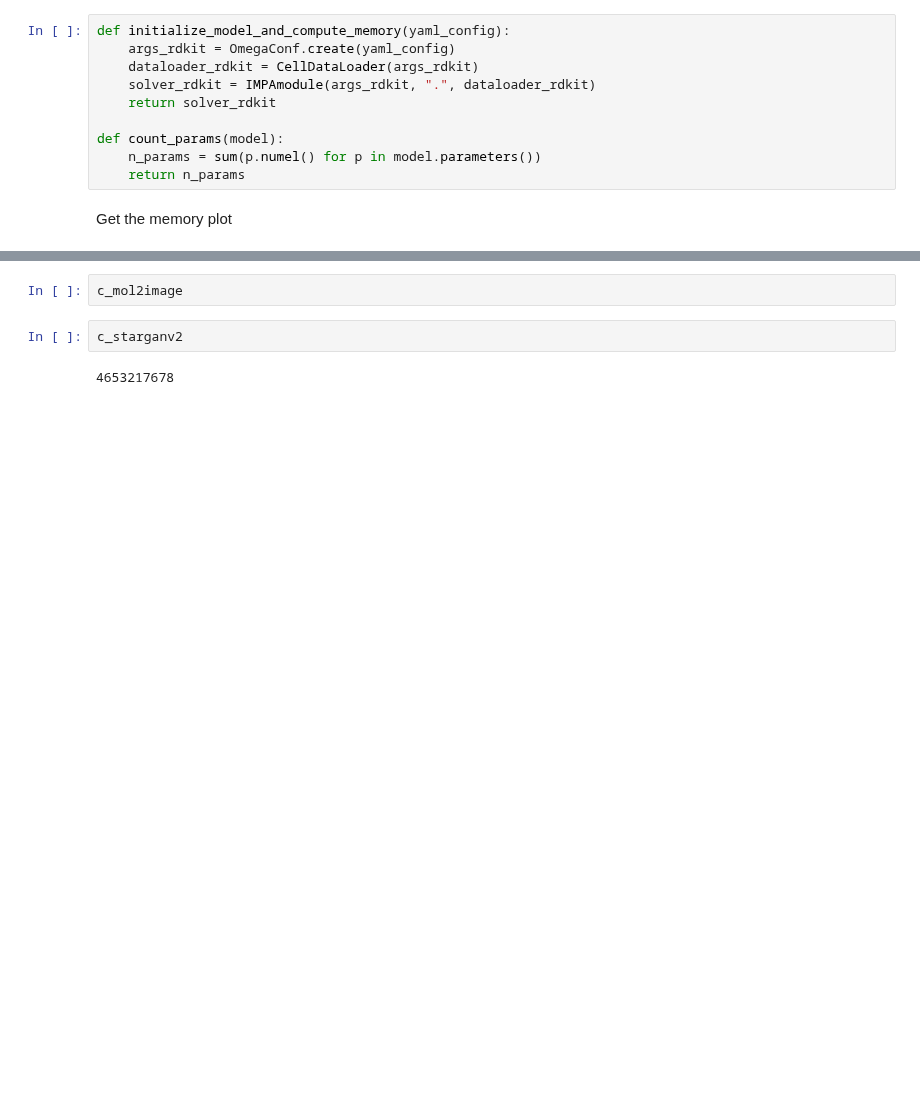
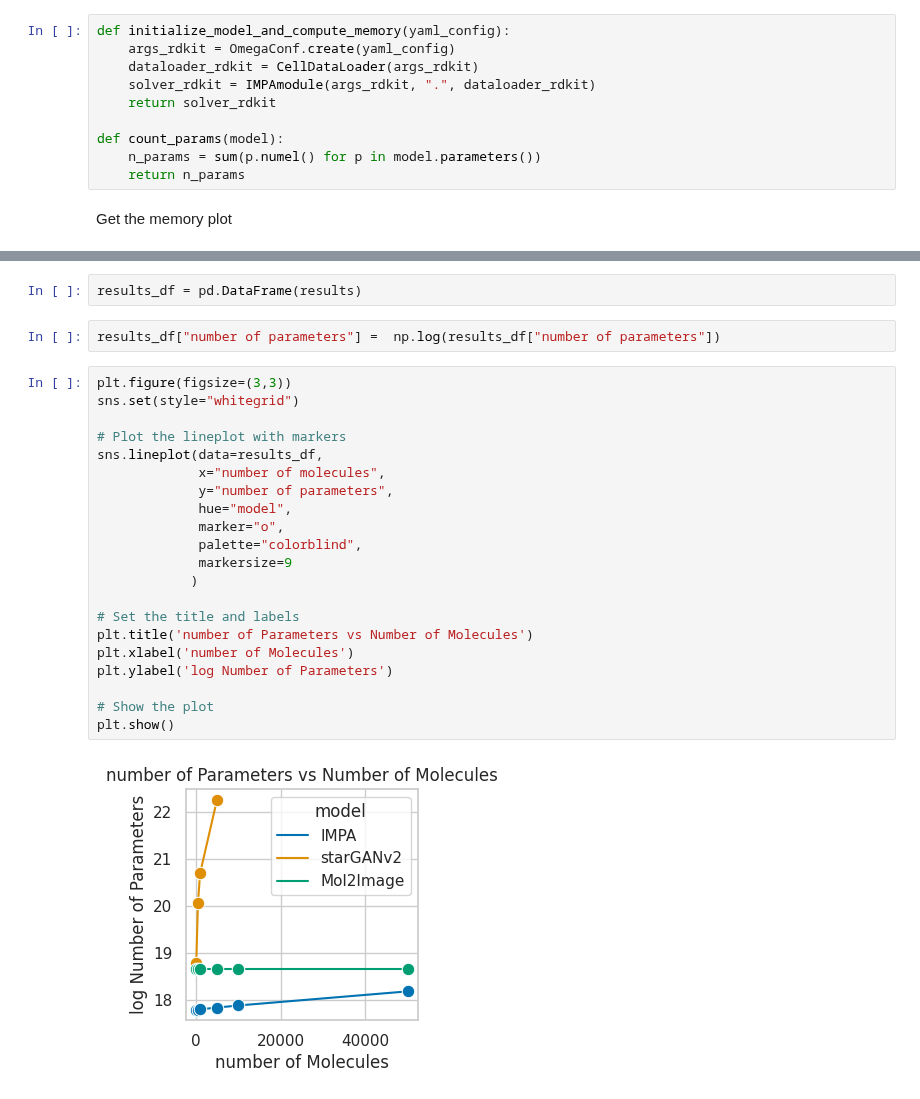
Before and after one commit to theislab/IMPA, a Jupyter notebook: notebooks/cpg0000/corrections_old_paper/scaling_memory.ipynb, the cells around one changed output, grey strips where cells are left out. Drawn from its saved outputs; the diff is of its cells as text; blank space fills up the shorter version.

```diff
--- a/notebooks/cpg0000/corrections_old_paper/scaling_memory.ipynb
+++ b/notebooks/cpg0000/corrections_old_paper/scaling_memory.ipynb
@@ -102,6 +111,27 @@ for number_of_domains in [5000]:
+# %%
+results_df = pd.DataFrame(results)
+# %%
+results_df["number of parameters"] =  np.log(results_df["number of parameters"])
 # %%
-c_mol2image
+plt.figure(figsize=(3,3))
+sns.set(style="whitegrid")
+
+# Plot the lineplot with markers
+sns.lineplot(data=results_df,
+             x="number of molecules",
+             y="number of parameters",
+             hue="model",
+             marker="o",
+             palette="colorblind",
+             markersize=9
+            )
+
+# Set the title and labels
+plt.title('number of Parameters vs Number of Molecules')
+plt.xlabel('number of Molecules')
+plt.ylabel('log Number of Parameters')
+
+# Show the plot
+plt.show()
+# %% [output]
+[figure, added]
-# %%
-c_starganv2
-# %% [output]
-4653217678
```
Also changed, not shown: parts of 2 cells of this notebook, 3 other files.
